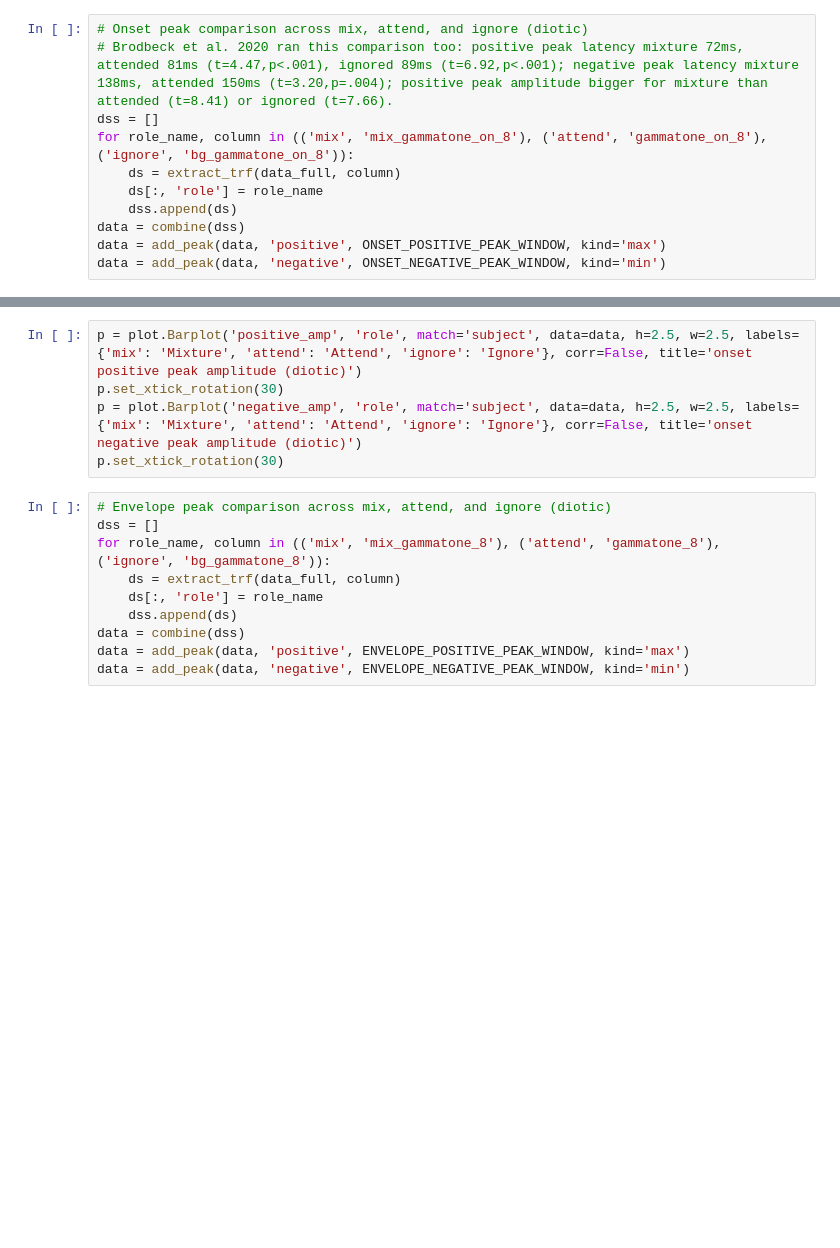
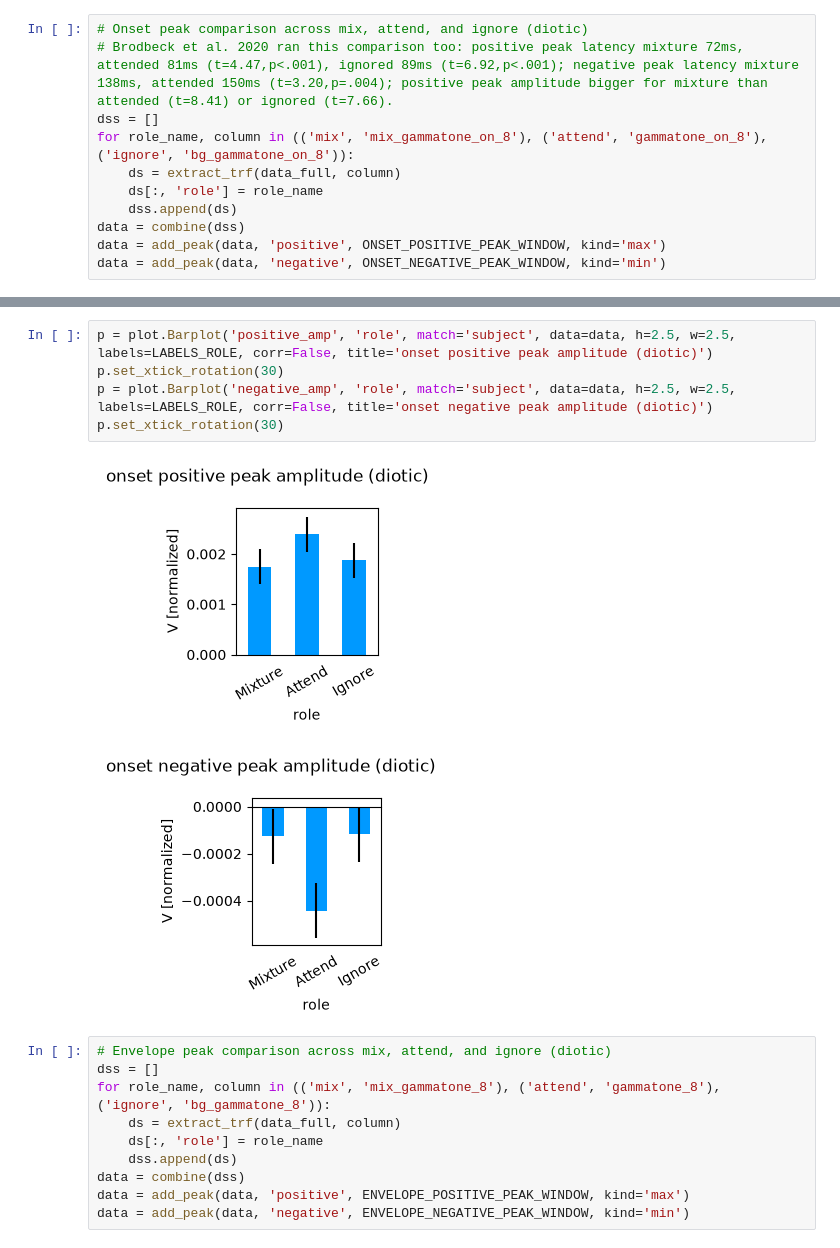
Before and after one commit to Oiggy/cocktail-cortical, a Jupyter notebook: analysis/cortical_analysis_2.ipynb, the cells around one changed output, grey strips where cells are left out. Saved outputs shown, nothing was run; the diff lists cells and outputs as text; blank space fills up the shorter version.

```diff
--- a/analysis/cortical_analysis_2.ipynb
+++ b/analysis/cortical_analysis_2.ipynb
@@ -558,8 +727,11 @@ display(test.pairwise('negative_amp', 'role', match='subject', data=data, corr=F
 # %%
-p = plot.Barplot('positive_amp', 'role', match='subject', data=data, h=2.5, w=2.5, labels={'mix': 'Mixture', 'attend': 'Attend', 'ignore': 'Ignore'}, corr=False, title='onset positive peak amplitude (diotic)')
+p = plot.Barplot('positive_amp', 'role', match='subject', data=data, h=2.5, w=2.5, labels=LABELS_ROLE, corr=False, title='onset positive peak amplitude (diotic)')
 p.set_xtick_rotation(30)
-p = plot.Barplot('negative_amp', 'role', match='subject', data=data, h=2.5, w=2.5, labels={'mix': 'Mixture', 'attend': 'Attend', 'ignore': 'Ignore'}, corr=False, title='onset negative peak amplitude (diotic)')
+p = plot.Barplot('negative_amp', 'role', match='subject', data=data, h=2.5, w=2.5, labels=LABELS_ROLE, corr=False, title='onset negative peak amplitude (diotic)')
 p.set_xtick_rotation(30)
+# %% [output]
+[figure, added]
+[figure, added]
 # %%
 # Envelope peak comparison across mix, attend, and ignore (diotic)
 dss = []
```
Also changed, not shown: parts of 139 cells of this notebook.
